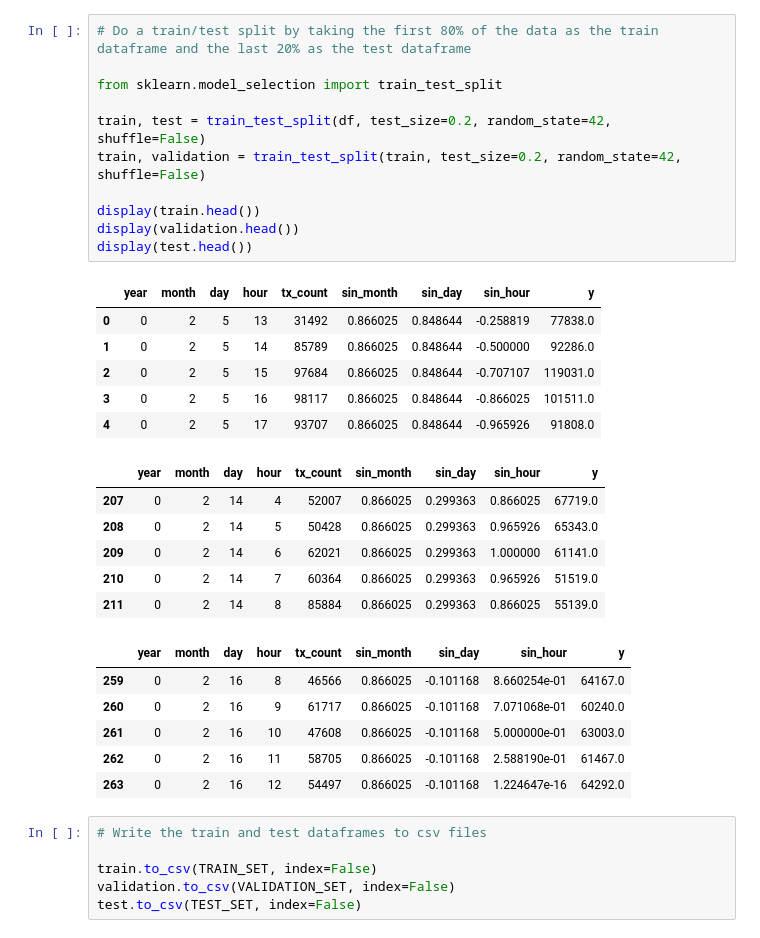
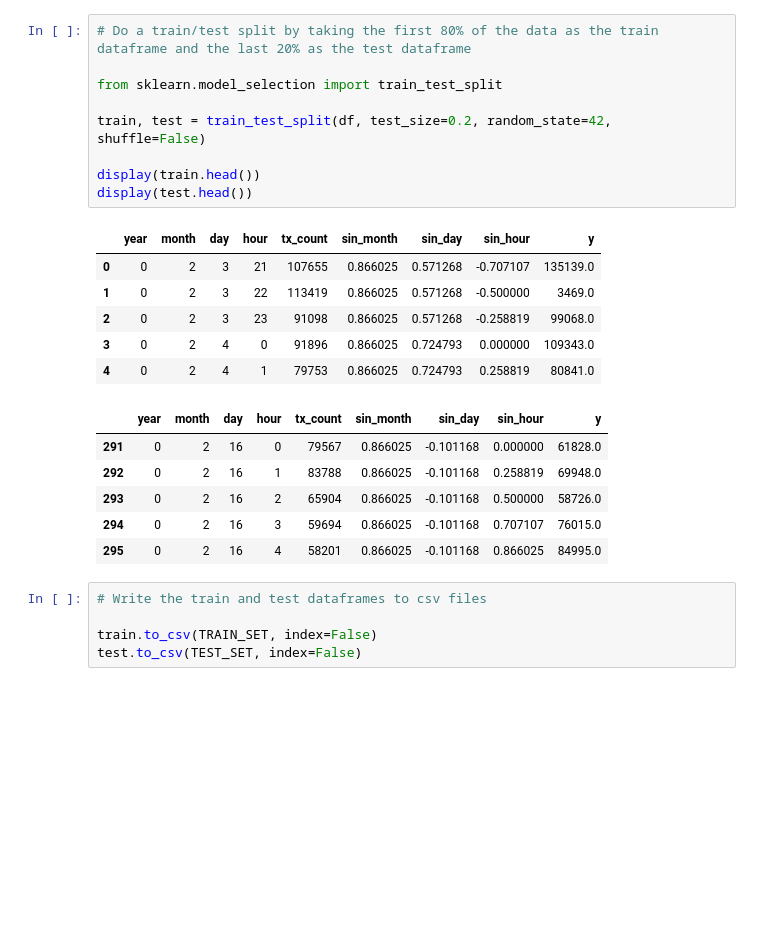
Before and after one commit to mlabs-ai/xrpl-demo, a Jupyter notebook: create_datasets.ipynb, the cells around one changed output. Saved outputs shown, nothing was run; the diff lists cells and outputs as text; blank space fills up the shorter version.

```diff
--- a/create_datasets.ipynb
+++ b/create_datasets.ipynb
@@ -129,36 +128,27 @@ df.tail(25)
 # %%
 # Do a train/test split by taking the first 80% of the data as the train dataframe and the last 20% as the test dataframe
 
 from sklearn.model_selection import train_test_split
 
 train, test = train_test_split(df, test_size=0.2, random_state=42, shuffle=False)
-train, validation = train_test_split(train, test_size=0.2, random_state=42, shuffle=False)
 
 display(train.head())
-display(validation.head())
 display(test.head())
 # %% [output]
 |  | year | month | day | hour | tx_count | sin_month | sin_day | sin_hour | y |
-| 0 | 0 | 2 | 5 | 13 | 31492 | 0.866025 | 0.848644 | -0.258819 | 77838.0 |
-| 1 | 0 | 2 | 5 | 14 | 85789 | 0.866025 | 0.848644 | -0.500000 | 92286.0 |
-| 2 | 0 | 2 | 5 | 15 | 97684 | 0.866025 | 0.848644 | -0.707107 | 119031.0 |
-| 3 | 0 | 2 | 5 | 16 | 98117 | 0.866025 | 0.848644 | -0.866025 | 101511.0 |
-| 4 | 0 | 2 | 5 | 17 | 93707 | 0.866025 | 0.848644 | -0.965926 | 91808.0 |
+| 0 | 0 | 2 | 3 | 21 | 107655 | 0.866025 | 0.571268 | -0.707107 | 135139.0 |
+| 1 | 0 | 2 | 3 | 22 | 113419 | 0.866025 | 0.571268 | -0.500000 | 3469.0 |
+| 2 | 0 | 2 | 3 | 23 | 91098 | 0.866025 | 0.571268 | -0.258819 | 99068.0 |
+| 3 | 0 | 2 | 4 | 0 | 91896 | 0.866025 | 0.724793 | 0.000000 | 109343.0 |
+| 4 | 0 | 2 | 4 | 1 | 79753 | 0.866025 | 0.724793 | 0.258819 | 80841.0 |
 |  | year | month | day | hour | tx_count | sin_month | sin_day | sin_hour | y |
-| 207 | 0 | 2 | 14 | 4 | 52007 | 0.866025 | 0.299363 | 0.866025 | 67719.0 |
-| 208 | 0 | 2 | 14 | 5 | 50428 | 0.866025 | 0.299363 | 0.965926 | 65343.0 |
-| 209 | 0 | 2 | 14 | 6 | 62021 | 0.866025 | 0.299363 | 1.000000 | 61141.0 |
-| 210 | 0 | 2 | 14 | 7 | 60364 | 0.866025 | 0.299363 | 0.965926 | 51519.0 |
-| 211 | 0 | 2 | 14 | 8 | 85884 | 0.866025 | 0.299363 | 0.866025 | 55139.0 |
+| 291 | 0 | 2 | 16 | 0 | 79567 | 0.866025 | -0.101168 | 0.000000 | 61828.0 |
+| 292 | 0 | 2 | 16 | 1 | 83788 | 0.866025 | -0.101168 | 0.258819 | 69948.0 |
+| 293 | 0 | 2 | 16 | 2 | 65904 | 0.866025 | -0.101168 | 0.500000 | 58726.0 |
+| 294 | 0 | 2 | 16 | 3 | 59694 | 0.866025 | -0.101168 | 0.707107 | 76015.0 |
+| 295 | 0 | 2 | 16 | 4 | 58201 | 0.866025 | -0.101168 | 0.866025 | 84995.0 |
-|  | year | month | day | hour | tx_count | sin_month | sin_day | sin_hour | y |
-| 259 | 0 | 2 | 16 | 8 | 46566 | 0.866025 | -0.101168 | 8.660254e-01 | 64167.0 |
-| 260 | 0 | 2 | 16 | 9 | 61717 | 0.866025 | -0.101168 | 7.071068e-01 | 60240.0 |
-| 261 | 0 | 2 | 16 | 10 | 47608 | 0.866025 | -0.101168 | 5.000000e-01 | 63003.0 |
-| 262 | 0 | 2 | 16 | 11 | 58705 | 0.866025 | -0.101168 | 2.588190e-01 | 61467.0 |
-| 263 | 0 | 2 | 16 | 12 | 54497 | 0.866025 | -0.101168 | 1.224647e-16 | 64292.0 |
 # %%
 # Write the train and test dataframes to csv files
 
 train.to_csv(TRAIN_SET, index=False)
-validation.to_csv(VALIDATION_SET, index=False)
 test.to_csv(TEST_SET, index=False)
```
Also changed, not shown: parts of 8 cells of this notebook, 4 other files.
